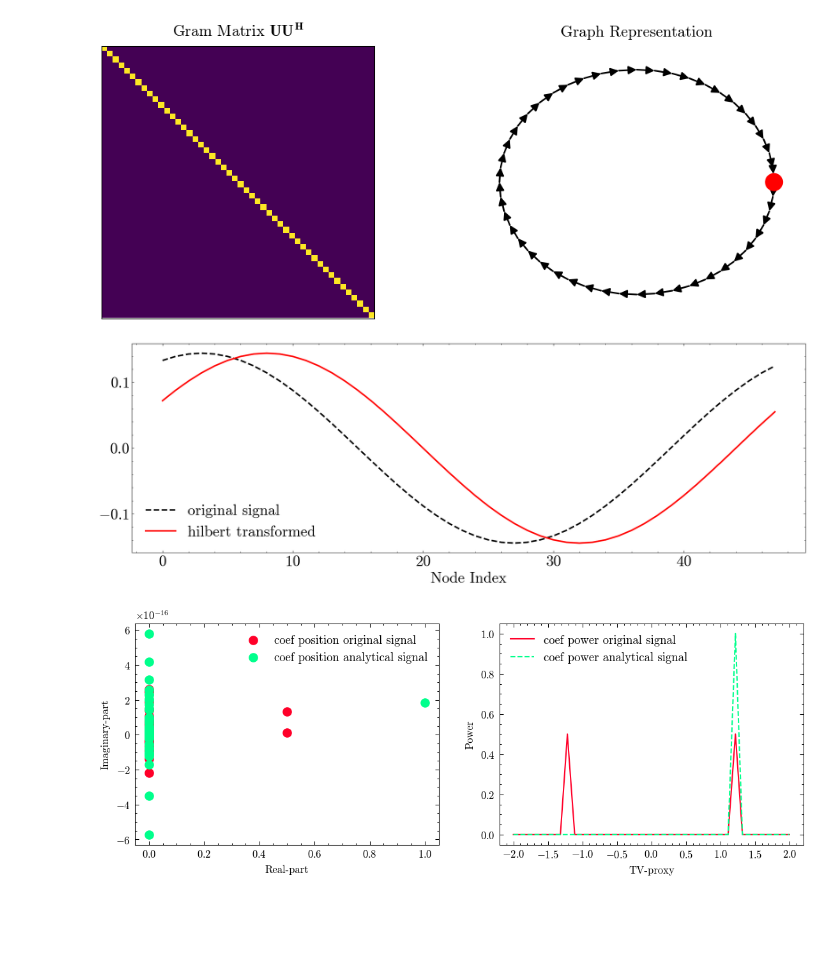
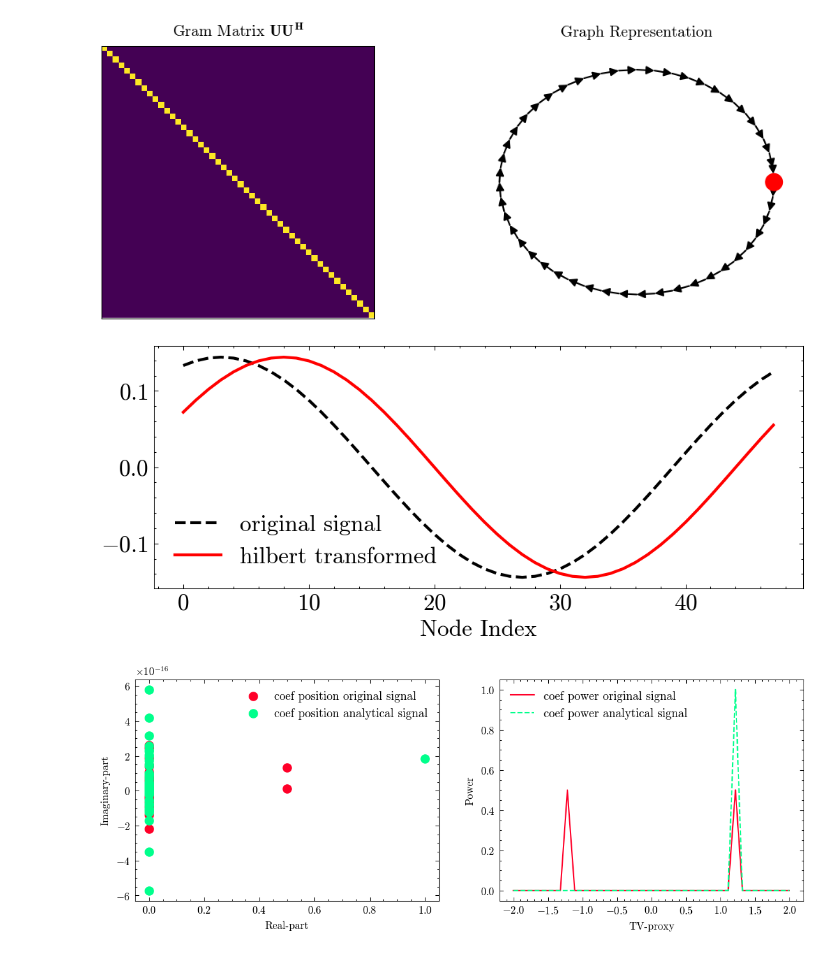
Before and after one commit to MIPLabCH/Graph-Hilbert-Transform, a Jupyter notebook: notebooks/graph_hilbert.ipynb, the cells around one changed output. Cells and saved outputs as stored; diff of their text form; code cells hidden in the pictures; blank space fills up the shorter version.

Commit message:
MOD: graph hilbert notebook match figures

```diff
--- a/notebooks/graph_hilbert.ipynb
+++ b/notebooks/graph_hilbert.ipynb
@@ -71,16 +43,16 @@ dirac_signal[0] = 5
 Method chosen is: eig
 [figure]
 # %%
-# Arrow are going from N -> N-1 -> N-2 -> ... -> 1
-plt.figure(figsize=(16, 5))
-plt.plot(U[:, 2].real, label="original signal", c="k", linestyle="--", linewidth=2)
-plt.plot((operations.hilbert_transform(U[:, 2].real, U, V) * 1j).imag[::-1], label="hilbert transformed", c="r", linewidth=2)
-plt.xlabel("Node Index", fontsize=20)
-plt.legend(prop={"size": 20})
-plt.tick_params(axis='both', which='major', labelsize=20)
-plt.tick_params(axis='both', which='minor', labelsize=20)
+fig, ax = plt.subplots(1, figsize=(8,3))
+
+ax.plot(U[:, 2].real, label="original signal", c="k", linestyle="--", linewidth=2)
+ax.plot((operations.hilbert_transform(U[:, 2].real, U, V) * 1j).imag[::-1], label="hilbert transformed", c="r", linewidth=2)
+ax.set_xlabel("Node Index", fontsize=16)
+ax.legend(prop={"size": 16})
+ax.tick_params(axis='both', which='major', labelsize=16)
+ax.tick_params(axis='both', which='minor', labelsize=16)
 # %% [output]
-[figure, old version]
+[figure, new version]
 # %%
 graph_utils.plot_spectrum_gft([U[:, 20].real, operations.analytical_signal(U[:, 20].real, U, V)],
                             U, V, Uinv=None, labels=["original signal", "analytical signal"])
```
Also changed, not shown: parts of 52 cells of this notebook, 8 other files.
